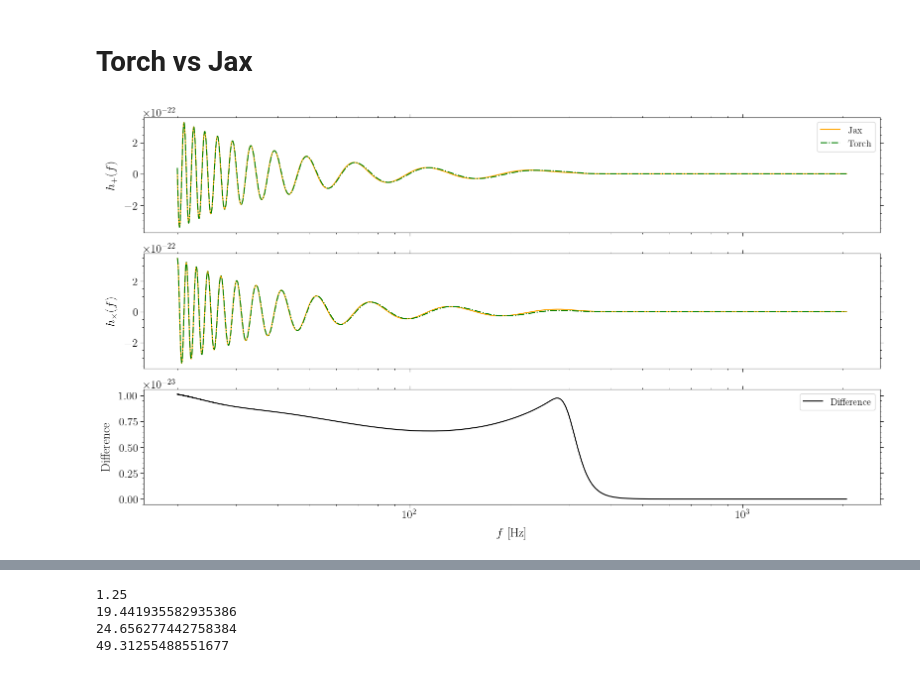
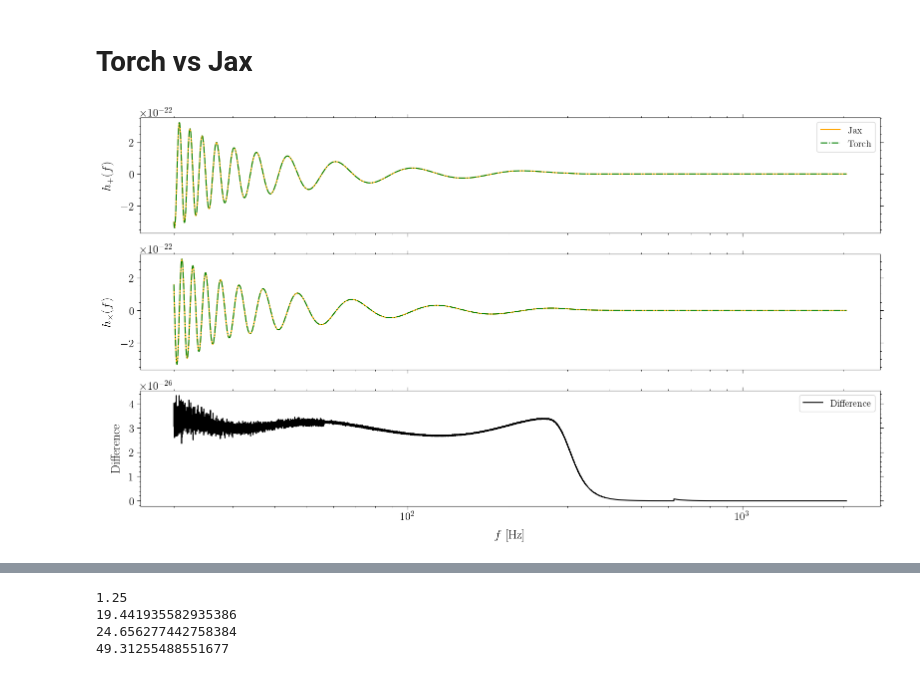
Before and after one commit to ravioli1369/IMRPhenomPv2, a Jupyter notebook: comparison.ipynb, the cells around one changed output, grey strips where cells are left out. Cells and saved outputs as stored; diff of their text form; code cells hidden in the pictures.

Commit message:
fix bug in torch version of phenom_p

```diff
--- a/comparison.ipynb
+++ b/comparison.ipynb
@@ -230,25 +256,25 @@ plt.show()
 # %%
 fig, ax = plt.subplots(3, 1, figsize=(16, 9), sharex=True)
 
 ax[0].plot(f, hp_ripple.real, label="Jax", color="orange")
 ax[0].plot(f, hp_torch.real, label="Torch", color="green", linestyle="-.")
 ax[0].set_ylabel(r"$h_+ (f)$")
 ax[0].set_xscale("log")
 ax[0].legend()
 
 ax[1].plot(f, hc_ripple.real, label="Jax", color="orange")
 ax[1].plot(f, hc_torch.real, label="Torch", color="green", linestyle="-.")
 ax[1].set_ylabel(r"$h_\times (f)$")
 
-ax[2].plot(f, diff_ripple_torch, label="Difference", color="black")
+ax[2].plot(f, np.abs(hp_ripple - hp_torch), label="Difference", color="black")
 ax[2].set_ylabel(r"Difference")
 ax[2].set_xlabel(r"$f$ [Hz]")
 ax[2].legend()
 
 fig.tight_layout()
 plt.show()
 # %% [output]
-[figure, old version]
+[figure, new version]
 # %%
 np.max(1e21 * np.abs(hp_torch.real - hp_lalsuite.real)), np.max(
     1e21 * np.abs(hc_torch.real - hc_lalsuite.real)
```
Also changed, not shown: parts of 9 cells of this notebook, 4 other files.
